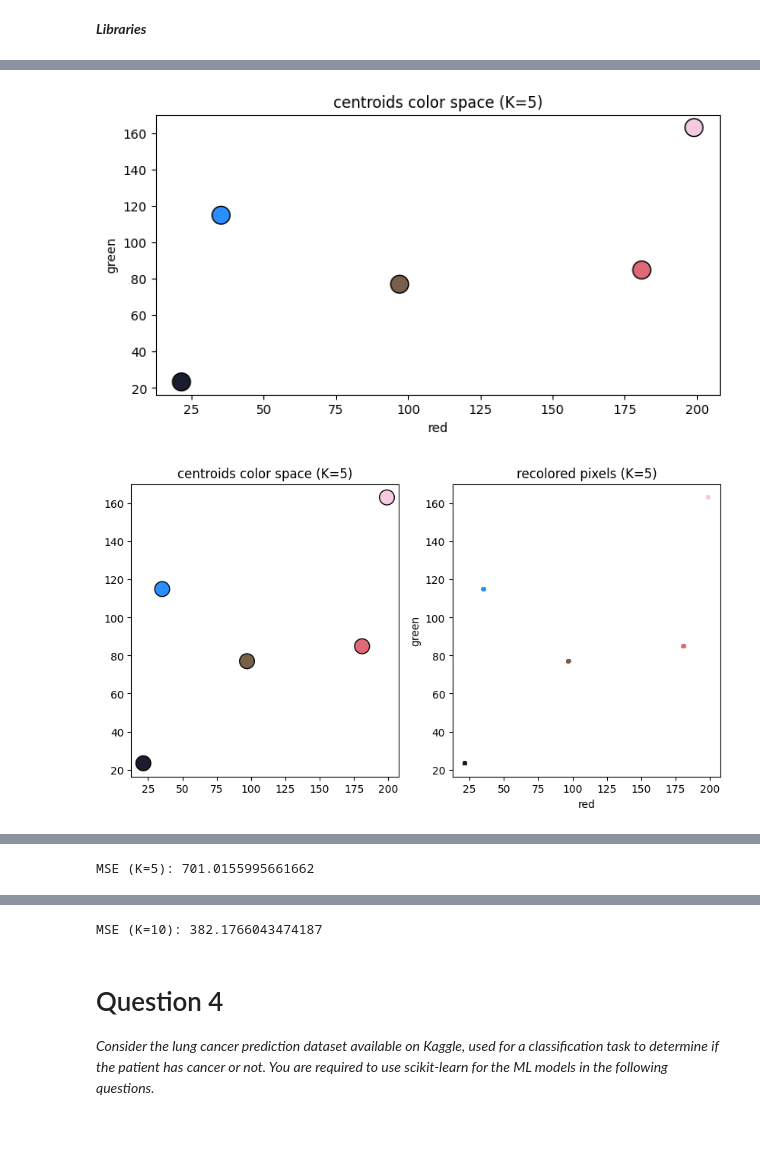
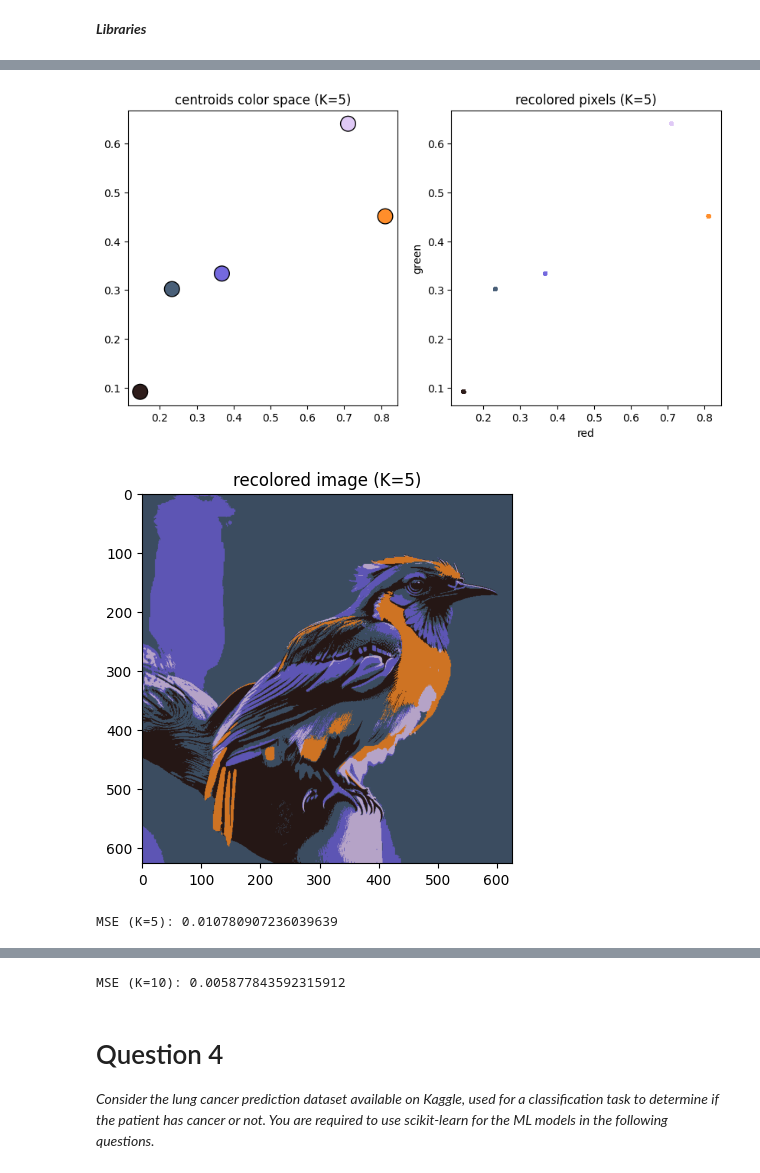
Before and after one commit to mbraihan/MA_2, a Jupyter notebook: COMP_6321_MA_2.ipynb, the cells around one changed output, grey strips where cells are left out. Saved outputs shown, nothing was run; the diff lists cells and outputs as text; code cells hidden in the pictures; blank space fills up the shorter version.

Commit message:
Updated the color space code

```diff
--- a/COMP_6321_MA_2.ipynb
+++ b/COMP_6321_MA_2.ipynb
@@ -739,0 +770,4 @@ from sklearn.metrics import mean_squared_error
+# %%
+!gdown 1gNOl2moIYf79qMO-0gMkibYqTfMegEb9
+image_path = '/content/bird.png'
+image = plt.imread(image_path)
@@ -739,0 +778,13 @@ from sklearn.metrics import mean_squared_error
+# %%
+# (a) normalize the image
+def normalize_image(image):
+    max_value = np.max(image)
+    normalized_image = image / max_value
+    return normalized_image
+# %%
+# (b) original normalized image and color spaces of it
+normalized_image = normalize_image(image)
+plt.figure(figsize=(10, 5))
+# plt.imshow(cv2.cvtColor(normalized_image, cv2.COLOR_BGR2RGB))
+plt.imshow(normalized_image)
+plt.title('original normalized Image')
@@ -740,33 +799,9 @@ from sklearn.metrics import mean_squared_error
 # %%
-# !gdown 1gNOl2moIYf79qMO-0gMkibYqTfMegEb9
-image_path = '/content/bird.png'
-image = cv2.imread(image_path)
-
-# (a) normalize the image
-normalized_image = image / 255.0
-normalized_image_uint8 = (normalized_image * 255).astype(np.uint8)
-
-# (b) original normalized image
-plt.figure(figsize=(10, 5))
-plt.subplot(1, 2, 1)
-plt.imshow(cv2.cvtColor(normalized_image_uint8, cv2.COLOR_BGR2RGB))
-plt.title('original normalized Image')
-
-# color space of the image
-
-pixels = normalized_image_uint8.reshape((-1, 3))
-plt.subplot(1, 2, 2)
-plt.scatter(pixels[:, 0], pixels[:, 1], c=pixels / pixels.max(), marker='.')
-plt.title('image color space')
-plt.xlabel('Red')
-plt.ylabel('Green')
-plt.show()
-
 # (c) k-means clustering with K=5 and K=10
 k_values = [5, 10]
 
 for k in k_values:
-    pixels = normalized_image_uint8.reshape((-1, 3))
+    pixels = normalized_image.reshape((-1, 3))
 
     kmeans = KMeans(n_clusters=k)
     kmeans.fit(pixels)
@@ -781,7 +816,7 @@ for k in k_values:
     plt.show()
 
     # (d) recolor the image according to the centroids
-    recolored_pixels = centroids[labels].reshape(normalized_image_uint8.shape)
+    recolored_pixels = centroids[labels].reshape(normalized_image.shape)
 
     plt.figure(figsize=(10, 5))
     plt.subplot(1, 2, 1)
@@ -797,11 +832,11 @@ for k in k_values:
     plt.show()
 
     # (e) the recolored image
-    plt.imshow(cv2.cvtColor(recolored_pixels.astype(np.uint8), cv2.COLOR_BGR2RGB))
+    plt.imshow(recolored_pixels)
     plt.title(f'recolored image (K={k})')
     plt.show()
 
     # (f)MSE between the original normalized image and the recolored image
-    mse = mean_squared_error(normalized_image_uint8.flatten(), recolored_pixels.flatten())
+    mse = mean_squared_error(normalized_image.flatten(), recolored_pixels.flatten())
     print(f'MSE (K={k}): {mse}')
 # %% [output]
@@ -809,2 +844,3 @@ for k in k_values:
-[figure, old version]
+[figure, new version]
-[figure, old version]
+[figure, new version]
+MSE (K=5): 0.010780907236039639
@@ -812 +847,0 @@ for k in k_values:
-MSE (K=5): 701.0155995661662
@@ -816,4 +850,4 @@ MSE (K=5): 701.0155995661662
-MSE (K=10): 382.1766043474187
+MSE (K=10): 0.005877843592315912
 # %% [markdown]
 # Question 4
 
```
Also changed, not shown: parts of 9 cells of this notebook.
